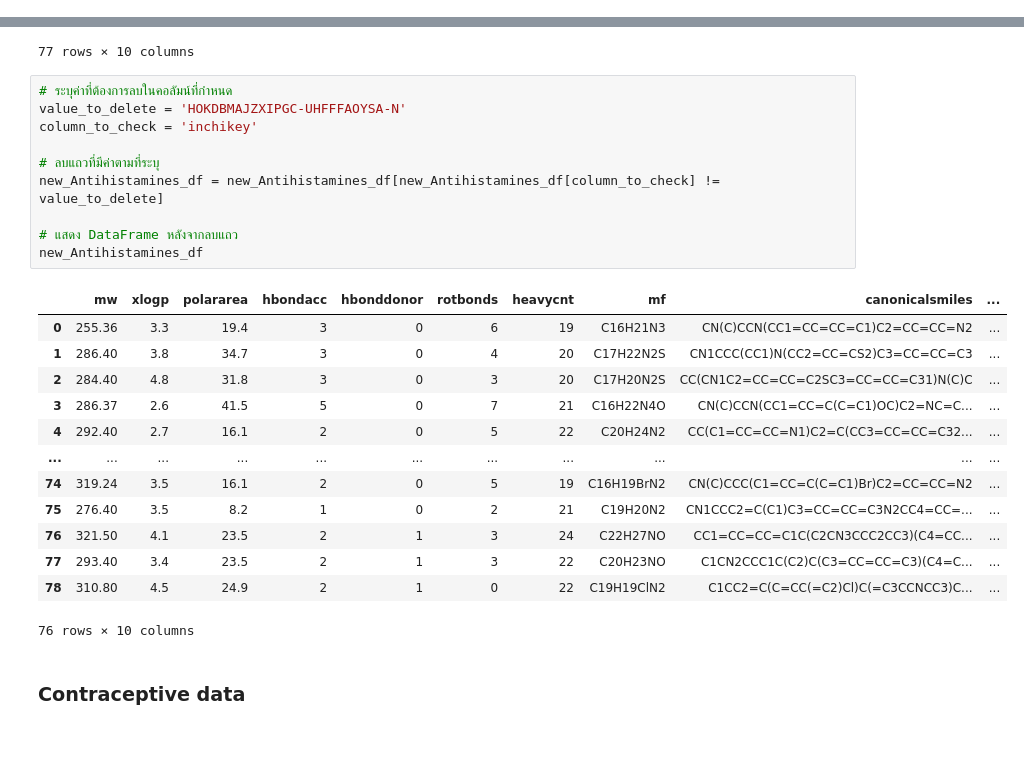
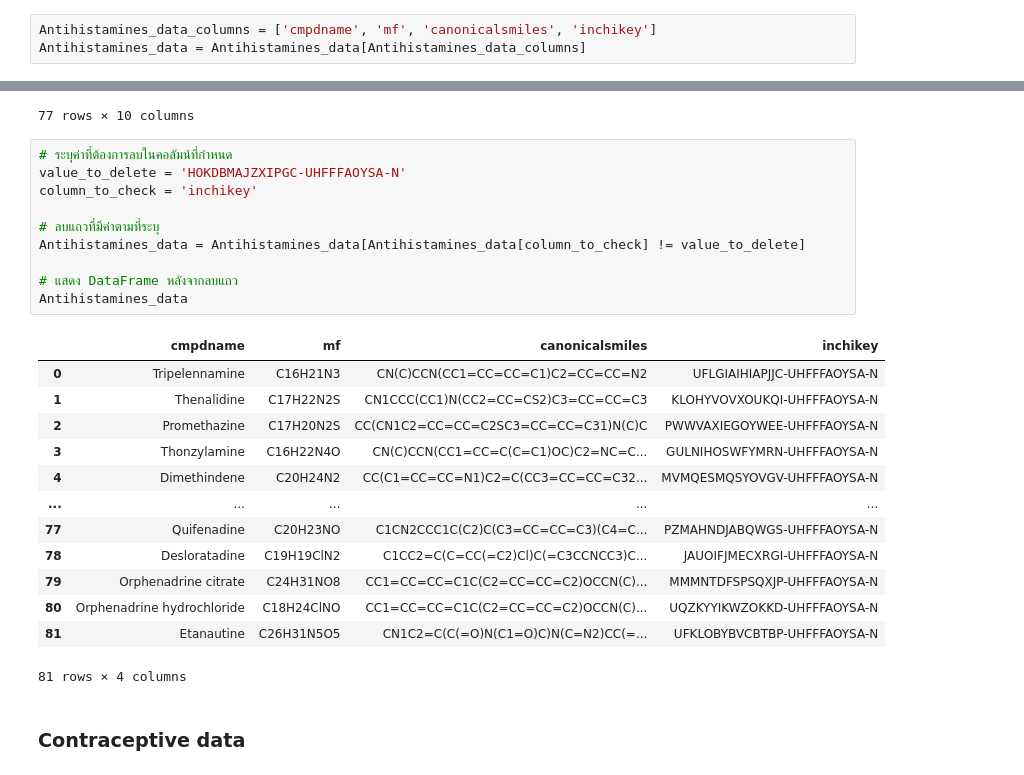
Before and after one commit to Chon26/Antibacterial-model, a Jupyter notebook: dataset.ipynb, the cells around one changed output, grey strips where cells are left out. Saved outputs shown, nothing was run; the diff lists cells and outputs as text; blank space fills up the shorter version.

```diff
--- a/dataset.ipynb
+++ b/dataset.ipynb
@@ -505,6 +565,9 @@ Antihistamines_data
 | 80 | 9568 | Orphenadrine hydrochloride | Orphenadrine hydrochloride|341-69... | 305.80 | C18H24ClNO | 12.5 | 260.0 | NaN | 21 | ... |
 | 81 | 10255142 | Etanautine | Etanautine|Diphenhydramine monoac... | 493.60 | C26H31N5O5 | 108.0 | 597.0 | NaN | 36 | ... |
 82 rows × 40 columns
+# %%
+Antihistamines_data_columns = ['cmpdname', 'mf', 'canonicalsmiles', 'inchikey']
+Antihistamines_data = Antihistamines_data[Antihistamines_data_columns]
 # %%
 Antihistamines_data.isna().sum()
 # %% [output]
@@ -564,27 +615,27 @@ new_Antihistamines_df
 # %%
 # ระบุค่าที่ต้องการลบในคอลัมน์ที่กำหนด
 value_to_delete = 'HOKDBMAJZXIPGC-UHFFFAOYSA-N'
 column_to_check = 'inchikey'
 
 # ลบแถวที่มีค่าตามที่ระบุ
-new_Antihistamines_df = new_Antihistamines_df[new_Antihistamines_df[column_to_check] != value_to_delete]
+Antihistamines_data = Antihistamines_data[Antihistamines_data[column_to_check] != value_to_delete]
 
 # แสดง DataFrame หลังจากลบแถว
-new_Antihistamines_df
+Antihistamines_data
 # %% [output]
-|  | mw | xlogp | polararea | hbondacc | hbonddonor | rotbonds | heavycnt | mf | canonicalsmiles | ... |
-| 0 | 255.36 | 3.3 | 19.4 | 3 | 0 | 6 | 19 | C16H21N3 | CN(C)CCN(CC1=CC=CC=C1)C2=CC=CC=N2 | ... |
-| 1 | 286.40 | 3.8 | 34.7 | 3 | 0 | 4 | 20 | C17H22N2S | CN1CCC(CC1)N(CC2=CC=CS2)C3=CC=CC=C3 | ... |
-| 2 | 284.40 | 4.8 | 31.8 | 3 | 0 | 3 | 20 | C17H20N2S | CC(CN1C2=CC=CC=C2SC3=CC=CC=C31)N(C)C | ... |
-| 3 | 286.37 | 2.6 | 41.5 | 5 | 0 | 7 | 21 | C16H22N4O | CN(C)CCN(CC1=CC=C(C=C1)OC)C2=NC=C... | ... |
-| 4 | 292.40 | 2.7 | 16.1 | 2 | 0 | 5 | 22 | C20H24N2 | CC(C1=CC=CC=N1)C2=C(CC3=CC=CC=C32... | ... |
-| ... | ... | ... | ... | ... | ... | ... | ... | ... | ... | ... |
-| 74 | 319.24 | 3.5 | 16.1 | 2 | 0 | 5 | 19 | C16H19BrN2 | CN(C)CCC(C1=CC=C(C=C1)Br)C2=CC=CC=N2 | ... |
-| 75 | 276.40 | 3.5 | 8.2 | 1 | 0 | 2 | 21 | C19H20N2 | CN1CCC2=C(C1)C3=CC=CC=C3N2CC4=CC=... | ... |
-| 76 | 321.50 | 4.1 | 23.5 | 2 | 1 | 3 | 24 | C22H27NO | CC1=CC=CC=C1C(C2CN3CCC2CC3)(C4=CC... | ... |
-| 77 | 293.40 | 3.4 | 23.5 | 2 | 1 | 3 | 22 | C20H23NO | C1CN2CCC1C(C2)C(C3=CC=CC=C3)(C4=C... | ... |
-| 78 | 310.80 | 4.5 | 24.9 | 2 | 1 | 0 | 22 | C19H19ClN2 | C1CC2=C(C=CC(=C2)Cl)C(=C3CCNCC3)C... | ... |
+|  | cmpdname | mf | canonicalsmiles | inchikey |
+| 0 | Tripelennamine | C16H21N3 | CN(C)CCN(CC1=CC=CC=C1)C2=CC=CC=N2 | UFLGIAIHIAPJJC-UHFFFAOYSA-N |
+| 1 | Thenalidine | C17H22N2S | CN1CCC(CC1)N(CC2=CC=CS2)C3=CC=CC=C3 | KLOHYVOVXOUKQI-UHFFFAOYSA-N |
+| 2 | Promethazine | C17H20N2S | CC(CN1C2=CC=CC=C2SC3=CC=CC=C31)N(C)C | PWWVAXIEGOYWEE-UHFFFAOYSA-N |
+| 3 | Thonzylamine | C16H22N4O | CN(C)CCN(CC1=CC=C(C=C1)OC)C2=NC=C... | GULNIHOSWFYMRN-UHFFFAOYSA-N |
+| 4 | Dimethindene | C20H24N2 | CC(C1=CC=CC=N1)C2=C(CC3=CC=CC=C32... | MVMQESMQSYOVGV-UHFFFAOYSA-N |
+| ... | ... | ... | ... | ... |
+| 77 | Quifenadine | C20H23NO | C1CN2CCC1C(C2)C(C3=CC=CC=C3)(C4=C... | PZMAHNDJABQWGS-UHFFFAOYSA-N |
+| 78 | Desloratadine | C19H19ClN2 | C1CC2=C(C=CC(=C2)Cl)C(=C3CCNCC3)C... | JAUOIFJMECXRGI-UHFFFAOYSA-N |
+| 79 | Orphenadrine citrate | C24H31NO8 | CC1=CC=CC=C1C(C2=CC=CC=C2)OCCN(C)... | MMMNTDFSPSQXJP-UHFFFAOYSA-N |
+| 80 | Orphenadrine hydrochloride | C18H24ClNO | CC1=CC=CC=C1C(C2=CC=CC=C2)OCCN(C)... | UQZKYYIKWZOKKD-UHFFFAOYSA-N |
+| 81 | Etanautine | C26H31N5O5 | CN1C2=C(C(=O)N(C1=O)C)N(C=N2)CC(=... | UFKLOBYBVCBTBP-UHFFFAOYSA-N |
-76 rows × 10 columns
+81 rows × 4 columns
 # %% [markdown]
 ### Contraceptive data
 # %%
```
Also changed, not shown: parts of 41 cells of this notebook, 11 other files.
